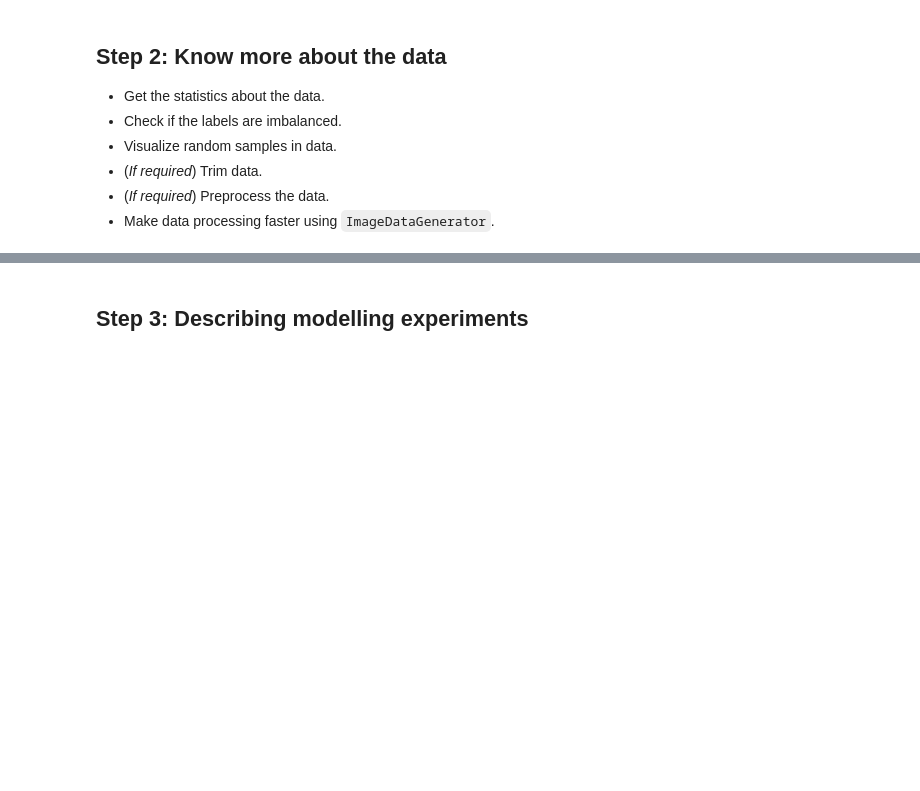
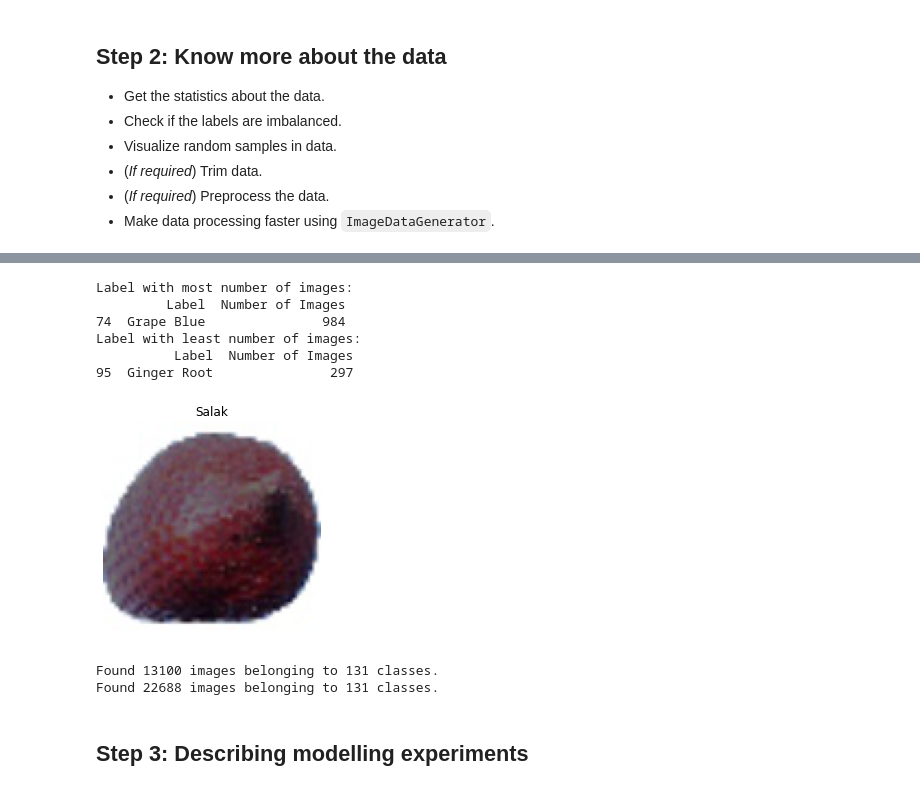
Before and after one commit to ishandandekar/Looking-Fruit, a Jupyter notebook: Looking_Fruit_nbk.ipynb, the cells around one changed output, grey strips where cells are left out. Drawn from its saved outputs; the diff is of its cells as text; code cells hidden in the pictures; blank space fills up the shorter version.

```diff
--- a/Looking_Fruit_nbk.ipynb
+++ b/Looking_Fruit_nbk.ipynb
@@ -87,13 +96,14 @@ from tensorflow.keras.preprocessing.image import ImageDataGenerator
 # %%
 # Setting up necessary variables
-TRAIN_PATH = '/content/data/train/train'
-TEST_PATH = '/content/data/test/test'
+TRAIN_PATH = '/content/raw/train/train/'
+TEST_PATH = '/content/raw/test/test/'
+RAW_DATA_PATH = '/content/raw'
 # %%
 # Checking the number of classes
 classes = []
 
-for dirname, _, filenames in os.walk('/content/data'):
-    if dirname.startswith(TRAIN_PATH):
+for dirname, _, filenames in os.walk(RAW_DATA_PATH):
+    if dirname.startswith(f"{TRAIN_PATH}"):
         classes.append(dirname[len(TRAIN_PATH):])
 
 print(f"Total number of classes to deal with: {len(classes)}")
@@ -119,19 +145,28 @@ train_image_count_df.head(10)
 # %%
 # Label with most number of images
 print(f"Label with most number of images:")
-print(train_images_count_df.sort_values("Number of Images",ascending=False).head(1))
+print(train_image_count_df.sort_values("Number of Images",ascending=False).head(1))
 print(f"Label with least number of images:")
-print(train_images_count_df.sort_values("Number of Images",ascending=True).head(1))
+print(train_image_count_df.sort_values("Number of Images",ascending=True).head(1))
+# %% [output]
+Label with most number of images:
+         Label  Number of Images
+74  Grape Blue               984
+Label with least number of images:
+          Label  Number of Images
+95  Ginger Root               297
 # %%
 # Show random sample from training of a random fruit/vegetable
 
-random_label = random.choice(labels)
-sample_path = f'{TRAIN_PATH}/{label}'
+random_label = random.choice(classes)
+sample_path = f'{TRAIN_PATH}/{random_label}'
 random_image= random.choice(os.listdir(sample_path))
 random_image_path = f'{sample_path}/{random_image}'
 
 img = mpimg.imread(random_image_path)
 imgplot = plt.imshow(img)
 plt.axis(False)
-plt.title(f'{label}')
+plt.title(f'{random_label}')
 plt.show()
+# %% [output]
+[figure, added]
@@ -141,6 +196,7 @@ plt.show()
 # Image size has been specified in the research paper
 IMAGE_SIZE = (100,100)
 BATCH_SIZE = 32
+TRIMMED_TRAIN_PATH = '/content/data/train'
 
 train_datagen = ImageDataGenerator(width_shift_range=0,
                                    height_shift_range=0,
@@ -151,21 +207,22 @@ train_datagen = ImageDataGenerator(width_shift_range=0,
 # Need the test data as is, but need to make it process faster
 test_datagen = ImageDataGenerator()
 
-train_gen = train_datagen.flow_from_directory(TRAIN_PATH,
-                                              labels='inferred',
+train_data = train_datagen.flow_from_directory(TRIMMED_TRAIN_PATH,
                                               target_size=IMAGE_SIZE,
                                               class_mode='sparse',
                                               batch_size=BATCH_SIZE,
                                               shuffle=True,
                                               classes=classes)
 
-test_gen = test_datagen.flow_from_directory(TEST_PATH,
-                                            labels='inferred',
+test_data = test_datagen.flow_from_directory(TEST_PATH,
                                             target_size=IMAGE_SIZE,
                                             class_mode='sparse',
                                             batch_size=BATCH_SIZE,
                                             shuffle=False,
                                             classes=classes)
+# %% [output]
+Found 13100 images belonging to 131 classes.
+Found 22688 images belonging to 131 classes.
 # %% [markdown]
 ## Step 3: Describing modelling experiments
 # %% [markdown]
```
Also changed, not shown: parts of 29 cells of this notebook.
